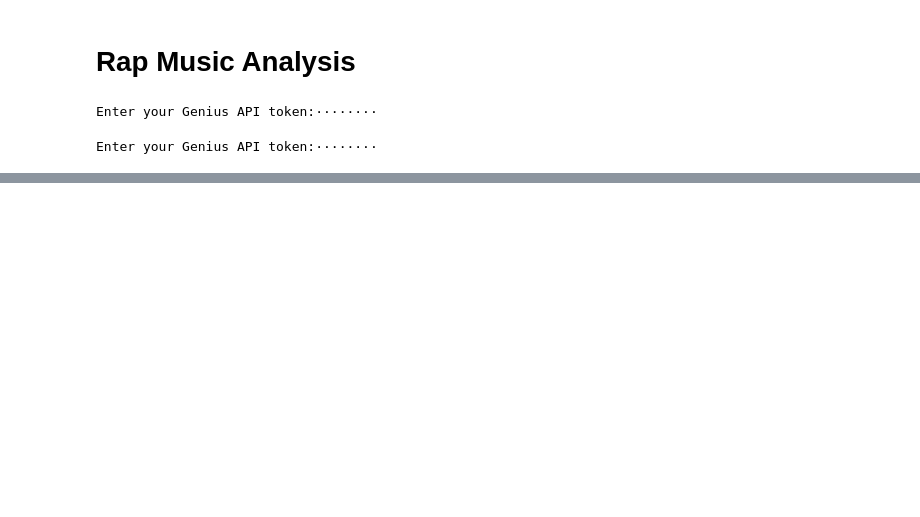
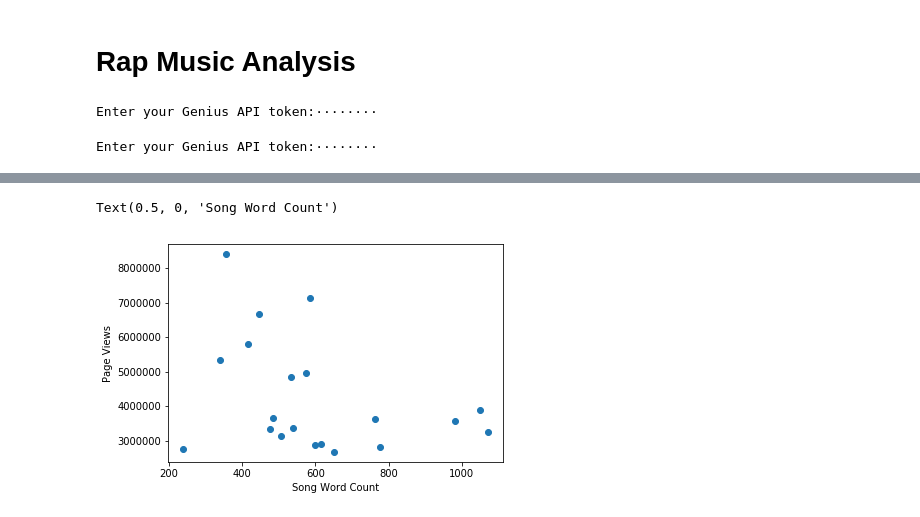
Before and after one commit to fagan2888/Rap-music-project, a Jupyter notebook: Rap Music NotebookCOPY.ipynb, the cells around one changed output, grey strips where cells are left out. Drawn from its saved outputs; the diff is of its cells as text; code cells hidden in the pictures; blank space fills up the shorter version.

```diff
--- a/Rap Music NotebookCOPY.ipynb
+++ b/Rap Music NotebookCOPY.ipynb
@@ -221,0 +193,7 @@ df
+# %%
+plt.scatter(df['lyrics_WordCount'],df['pageviews'])
+plt.ylabel('Page Views')
+plt.xlabel('Song Word Count')
+# %% [output]
+Text(0.5, 0, 'Song Word Count')
+[figure, added]
```
Also changed, not shown: parts of 8 cells of this notebook.
